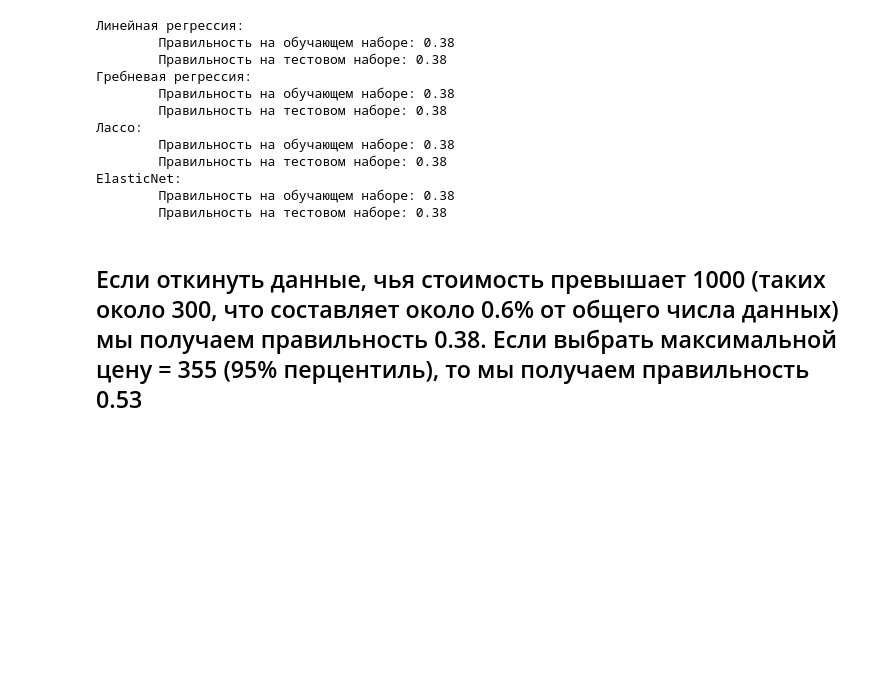
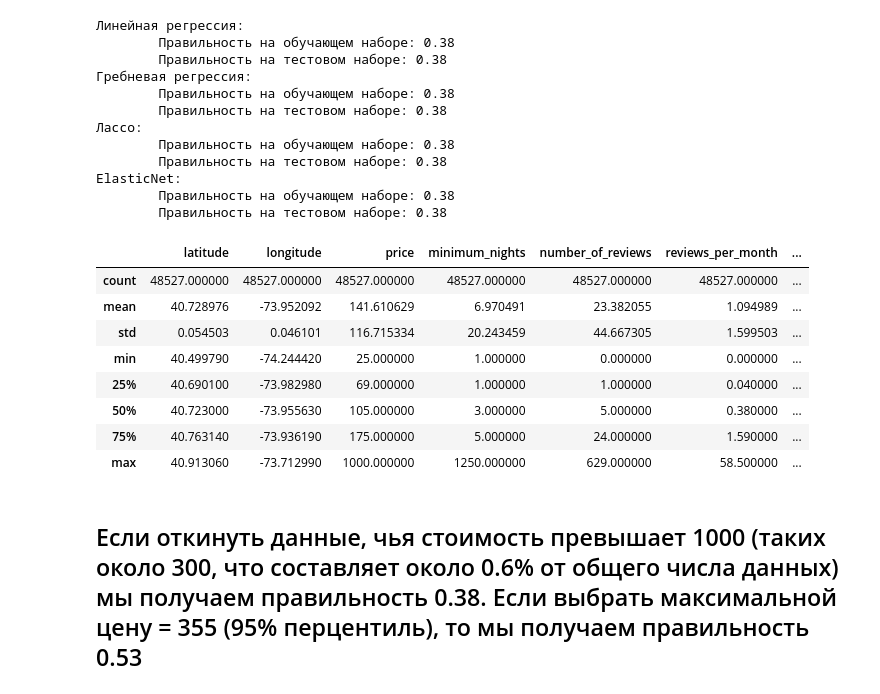
Before and after one commit to TefloniusMonk/intro, a Jupyter notebook: notebooks/air_bnb.ipynb, the cells around one changed output. Saved outputs shown, nothing was run; the diff lists cells and outputs as text; code cells hidden in the pictures; blank space fills up the shorter version.

```diff
--- a/notebooks/air_bnb.ipynb
+++ b/notebooks/air_bnb.ipynb
@@ -373,6 +373,18 @@ print("\tПравильность на тестовом наборе: {:.2f}".fo
 ElasticNet:
         Правильность на обучающем наборе: 0.38
         Правильность на тестовом наборе: 0.38
+# %%
+ds.describe()
+# %% [output]
+|  | latitude | longitude | price | minimum_nights | number_of_reviews | reviews_per_month | ... |
+| count | 48527.000000 | 48527.000000 | 48527.000000 | 48527.000000 | 48527.000000 | 48527.000000 | ... |
+| mean | 40.728976 | -73.952092 | 141.610629 | 6.970491 | 23.382055 | 1.094989 | ... |
+| std | 0.054503 | 0.046101 | 116.715334 | 20.243459 | 44.667305 | 1.599503 | ... |
+| min | 40.499790 | -74.244420 | 25.000000 | 1.000000 | 0.000000 | 0.000000 | ... |
+| 25% | 40.690100 | -73.982980 | 69.000000 | 1.000000 | 1.000000 | 0.040000 | ... |
+| 50% | 40.723000 | -73.955630 | 105.000000 | 3.000000 | 5.000000 | 0.380000 | ... |
+| 75% | 40.763140 | -73.936190 | 175.000000 | 5.000000 | 24.000000 | 1.590000 | ... |
+| max | 40.913060 | -73.712990 | 1000.000000 | 1250.000000 | 629.000000 | 58.500000 | ... |
 # %% [markdown]
 ## Если откинуть данные, чья стоимость превышает 1000 (таких около 300, что составляет около 0.6% от общего числа данных) мы получаем правильность 0.38. Если выбрать максимальной цену = 355 (95% перцентиль), то мы получаем правильность 0.53
 # %%
```
Also changed, not shown: parts of 4 cells of this notebook, 4 other files.
